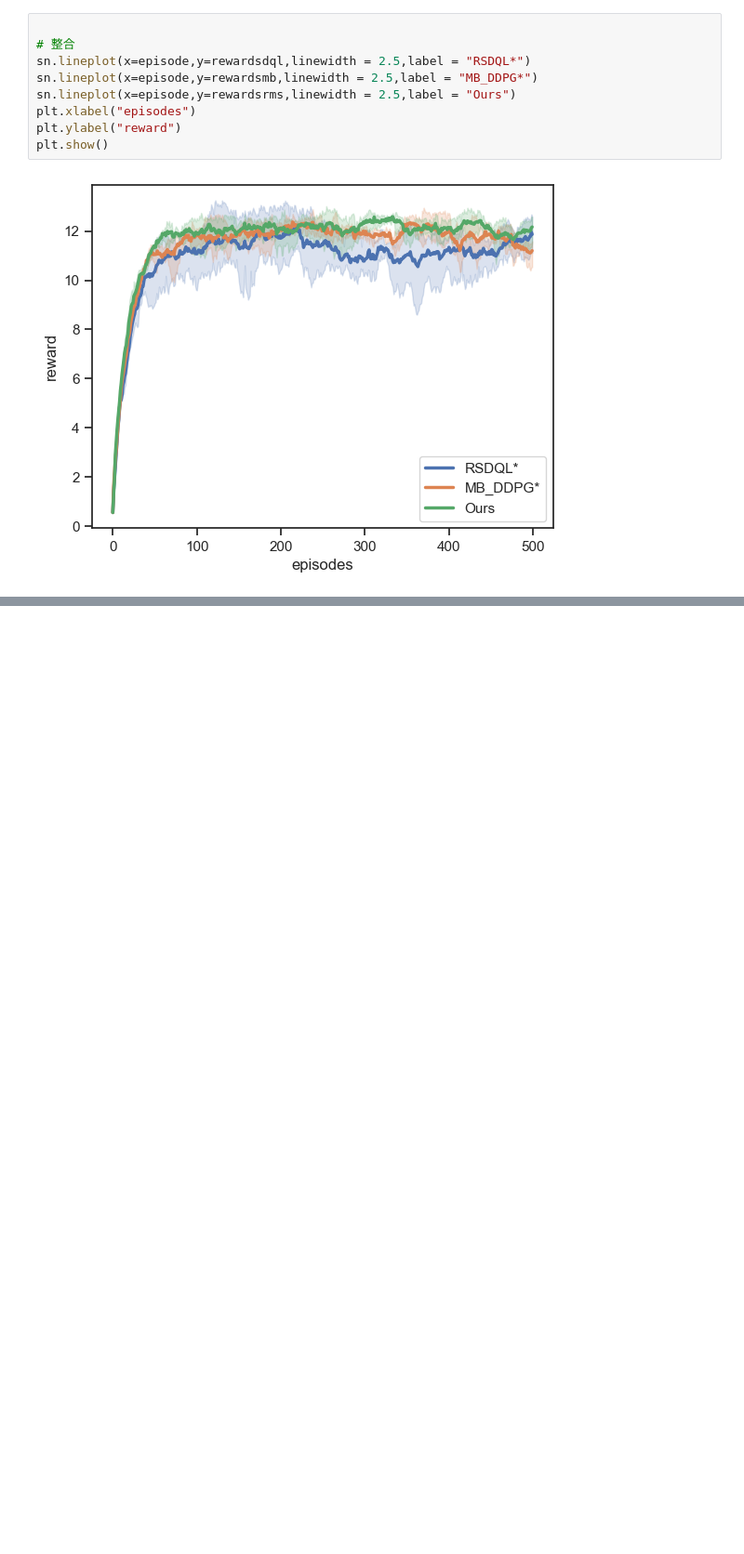
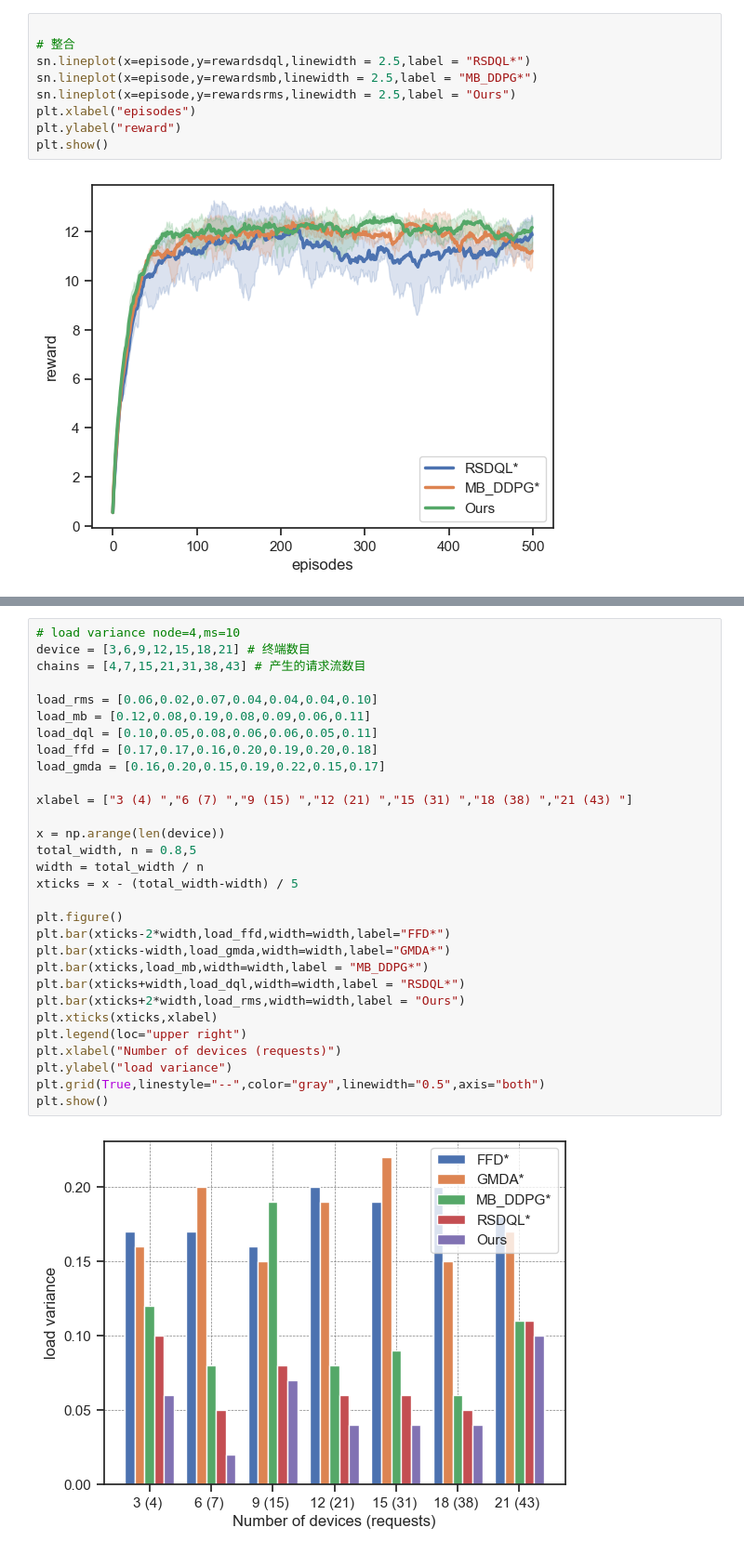
Before and after one commit to JT623/RMS_DDPG, a Jupyter notebook: plotfig_seed.ipynb, the cells around one changed output, grey strips where cells are left out. Shown at 93% size. Saved outputs shown, nothing was run; the diff lists cells and outputs as text; blank space fills up the shorter version.

```diff
--- a/plotfig_seed.ipynb
+++ b/plotfig_seed.ipynb
@@ -217,0 +233,32 @@ plt.show()
+# %%
+# load variance node=4,ms=10
+device = [3,6,9,12,15,18,21] # 终端数目
+chains = [4,7,15,21,31,38,43] # 产生的请求流数目
+
+load_rms = [0.06,0.02,0.07,0.04,0.04,0.04,0.10]
+load_mb = [0.12,0.08,0.19,0.08,0.09,0.06,0.11]
+load_dql = [0.10,0.05,0.08,0.06,0.06,0.05,0.11]
+load_ffd = [0.17,0.17,0.16,0.20,0.19,0.20,0.18]
+load_gmda = [0.16,0.20,0.15,0.19,0.22,0.15,0.17]
+
+xlabel = ["3 (4) ","6 (7) ","9 (15) ","12 (21) ","15 (31) ","18 (38) ","21 (43) "]
+
+x = np.arange(len(device))
+total_width, n = 0.8,5
+width = total_width / n
+xticks = x - (total_width-width) / 5
+
+plt.figure()
+plt.bar(xticks-2*width,load_ffd,width=width,label="FFD*")
+plt.bar(xticks-width,load_gmda,width=width,label="GMDA*")
+plt.bar(xticks,load_mb,width=width,label = "MB_DDPG*")
+plt.bar(xticks+width,load_dql,width=width,label = "RSDQL*")
+plt.bar(xticks+2*width,load_rms,width=width,label = "Ours")
+plt.xticks(xticks,xlabel)
+plt.legend(loc="upper right")
+plt.xlabel("Number of devices (requests)")
+plt.ylabel("load variance")
+plt.grid(True,linestyle="--",color="gray",linewidth="0.5",axis="both")
+plt.show()
+# %% [output]
+[figure, added]
```
Also changed, not shown: parts of 13 cells of this notebook.
